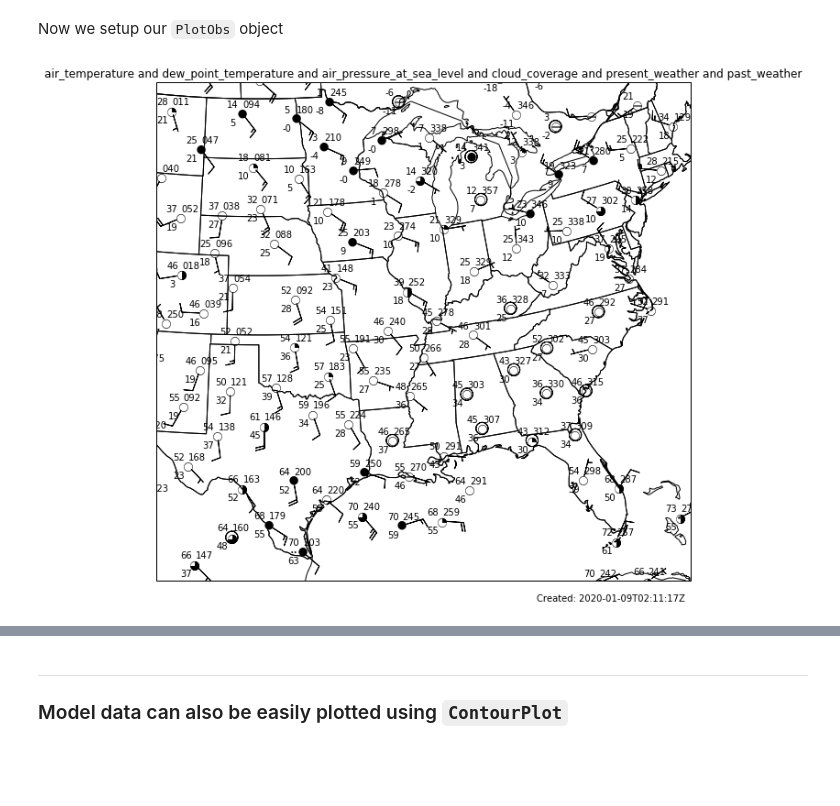
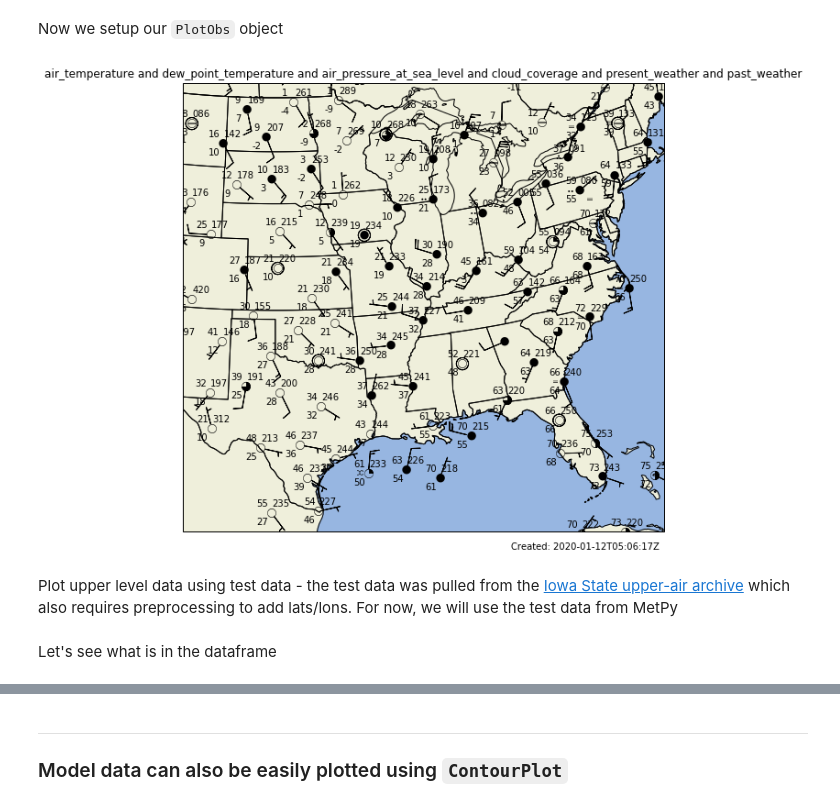
Before and after one commit to Unidata/pyaos-ams-2020, a Jupyter notebook: notebooks/Declarative_Plotting_Tutorial.ipynb, the cells around one changed output, grey strips where cells are left out. Drawn from its saved outputs; the diff is of its cells as text; code cells hidden in the pictures; blank space fills up the shorter version.

Commit message:
Add contourfill, barbplot, and upper air example to declarative

```diff
--- a/notebooks/Declarative_Plotting_Tutorial.ipynb
+++ b/notebooks/Declarative_Plotting_Tutorial.ipynb
@@ -118,26 +119,24 @@ pc.show()
 # %%
-from metpy.plots import add_timestamp
-
 # Make the image plot
-img = ImagePlot()
+img = mpplots.ImagePlot()
 img.data = ds
 img.field = 'Sectorized_CMI'
 img.colormap = 'WVCIMSS_r'
 img.image_range = (195, 265)
 
 # Make the map panel and add the image to it
-panel = MapPanel()
+panel = mpplots.MapPanel()
 panel.layers = ['coastline', 'borders', 'states']
 panel.plots = [img]
 
 # Make the panel container and add the panel to it
-pc = PanelContainer()
+pc = mpplots.PanelContainer()
 pc.panels = [panel]
-pc.size=(10,10)
+pc.size=(15, 9)
 
 # Add a timestamp
 start_time = datetime.strptime(ds.start_date_time, '%Y%j%H%M%S')
-add_timestamp(panel.ax, time=start_time)
+mpplots.add_timestamp(panel.ax, time=start_time)
 
 # Show the plot
 pc.show()
@@ -157,9 +156,16 @@ Another data source is the [Iowa State ASOS Archive](https://mesonet.agron.iasta
 from metpy.io import metar
 from datetime import timedelta
 
+# Use siphon to read in a METAR text file from the Unidata Thredds server
 cat = TDSCatalog('https://thredds-test.unidata.ucar.edu/thredds/catalog/noaaport/text/metar/catalog.xml')
-metar_ds = cat.datasets.filter_time_nearest(datetime.utcnow() - timedelta(hours=1))
+
+# Load in the latest hour's data
+metar_ds = cat.datasets.filter_time_nearest(datetime.utcnow())
+
+# Download the file
 metar_ds.download()
+
+# Parse the text file and create a Pandas dataframe
 sfc_data = metar.parse_metar_file(metar_ds.name)
 # %% [markdown]
 Next, we want to make sure we convert the temperature and dewpoint from degrees Celsius to degrees Fahrenheit
@@ -171,30 +177,33 @@ sfc_data['dew_point_temperature'] = (sfc_data['dew_point_temperature'].values *
 # %% [markdown]
 Now we setup our `PlotObs` object
 # %%
-from metpy.plots import PlotObs, add_timestamp
+import warnings
+warnings.filterwarnings("ignore")
 
-obs = PlotObs()
+obs = mpplots.PlotObs()
 obs.data = sfc_data
 obs.level = None
 obs.fields = ['air_temperature', 'dew_point_temperature', 'air_pressure_at_sea_level', 'cloud_coverage', 'present_weather', 'past_weather']
 obs.locations = ['NW', 'SW', 'NE', 'C', 'W', 'SE']
 obs.formats = [None, None, lambda v: format(10 * v, '.0f')[-3:], 'sky_cover',
                'current_weather', 'current_weather']
 obs.vector_field = ('eastward_wind', 'northward_wind')
 obs.reduce_points = 2
 
 # Setup the MapPanel
-panel = MapPanel()
-panel.layers = ['coastline', 'borders', 'states']
+panel = mpplots.MapPanel()
+panel.layers = ['coastline', 'borders', 'states', 'land', 'ocean']
 panel.area = 'centus'
 panel.projection = 'lcc'
 panel.plots = [obs]
 #panel.title = 'Surface Observations'
 
-pc = PanelContainer()
+pc = mpplots.PanelContainer()
 pc.panels = [panel]
-pc.size=(12, 10)
-add_timestamp(panel.ax, time=start_time)
+pc.size=(15, 9)
+mpplots.add_timestamp(panel.ax, time=start_time)
 pc.show()
 # %% [output]
-[figure, old version]
+[figure, new version]
+# %% [markdown]
+Plot upper level data using test data - the test data was pulled from the [Iowa State upper-air archive](https://mesonet.agron.iastate.edu/archive/raob/) which also requires preprocessing to add lats/lons. For now, we will use the test data from MetPy
@@ -200,0 +215,2 @@ pc.show()
+# %% [markdown]
+Let's see what is in the dataframe
```
Also changed, not shown: parts of 24 cells of this notebook.
